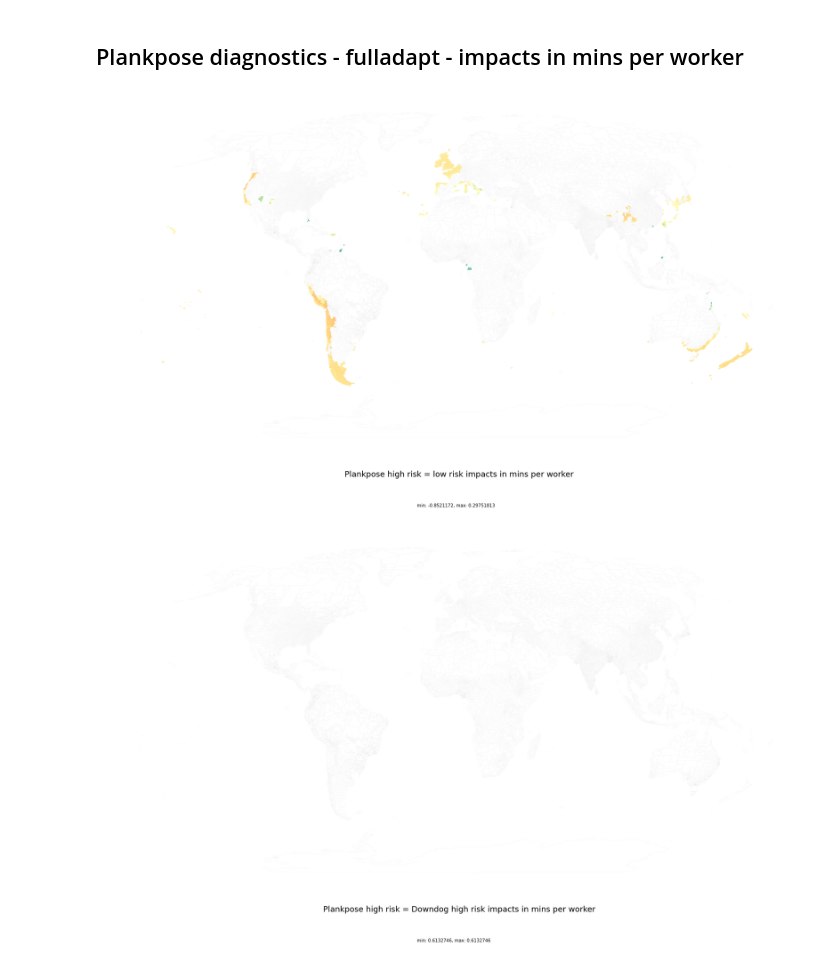
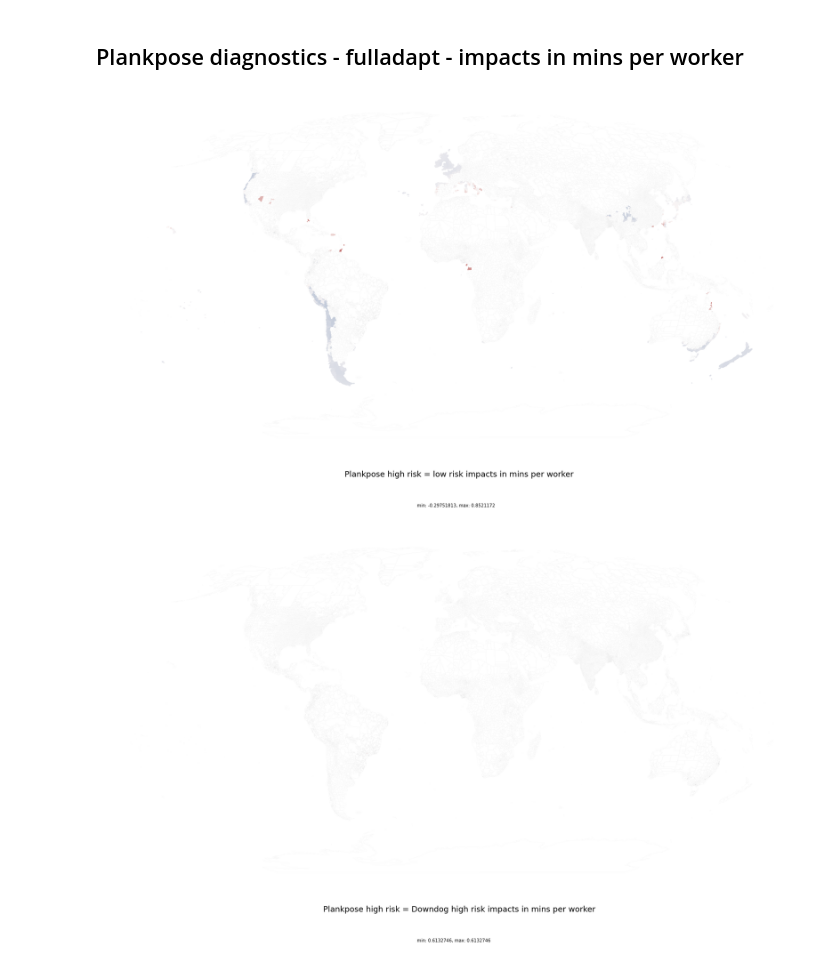
Before and after one commit to ClimateImpactLab/labor-code-release-2020, a Jupyter notebook: 3_projection/3_diagnostics/plankpose_diagnostics.ipynb, the cells around one changed output. Cells and saved outputs as stored; diff of their text form; code cells hidden in the pictures.

```diff
--- a/3_projection/3_diagnostics/plankpose_diagnostics.ipynb
+++ b/3_projection/3_diagnostics/plankpose_diagnostics.ipynb
@@ -100,31 +100,32 @@ pp_hr = pp_hr.loc[pp_hr['year']==2099]
 # %%
 # compare plankpose high risk = plankpose low risk
 pp_lr = pd.read_csv(f"{plankpose}/{basename}-lowriskimpacts.csv")
 pp_lr = pp_lr.loc[pp_lr['year']==2099]
 
 # merge
 pp_hl = pd.merge(pp_hr, pp_lr, how='inner', on=['region', 'value', 'year'])
+pp_hl['value'] = -pp_hl['value']
 pp_hl = pp_hl.rename(columns={"region": "hierid"})
 # pp.hierid.astype(object)
 
 # change crs to World_Robinson to make the standard CIL map and make map
 map = shp_file.merge(pp_hl, on='hierid', how='left').to_crs('World_Robinson')
 
 make_map(
     df=map,
     colname='value',
     title="Plankpose high risk = low risk impacts in mins per worker",
     name_file='map_pp_hr_lr.pdf',
     location=(0.45, -0.15),
     figsize=(30, 15),
-    color_scale="Spectral_r",
+    color_scale="vlag",
     color_max=None,
     color_min=None,
     save_path=None,
     maxmin=True,
 )
 # %% [output]
-[figure, old version]
+[figure, new version]
 # %%
 # compare plankpose high risk = downdog high risk
 dd_hr = pd.read_csv(f"{downdog}/{basename}-highriskimpacts-combined.csv")
```
Also changed, not shown: parts of 2 cells of this notebook.
